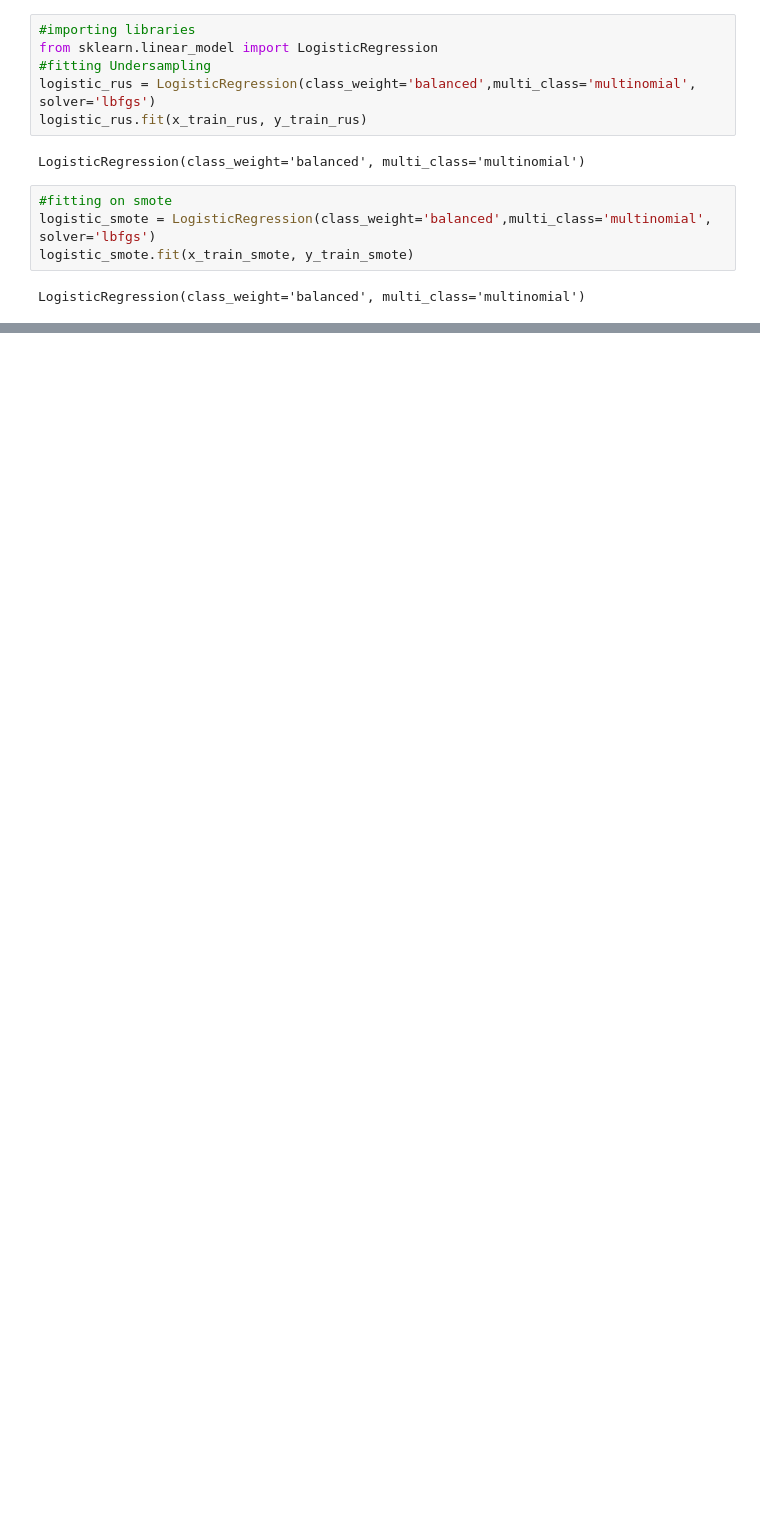
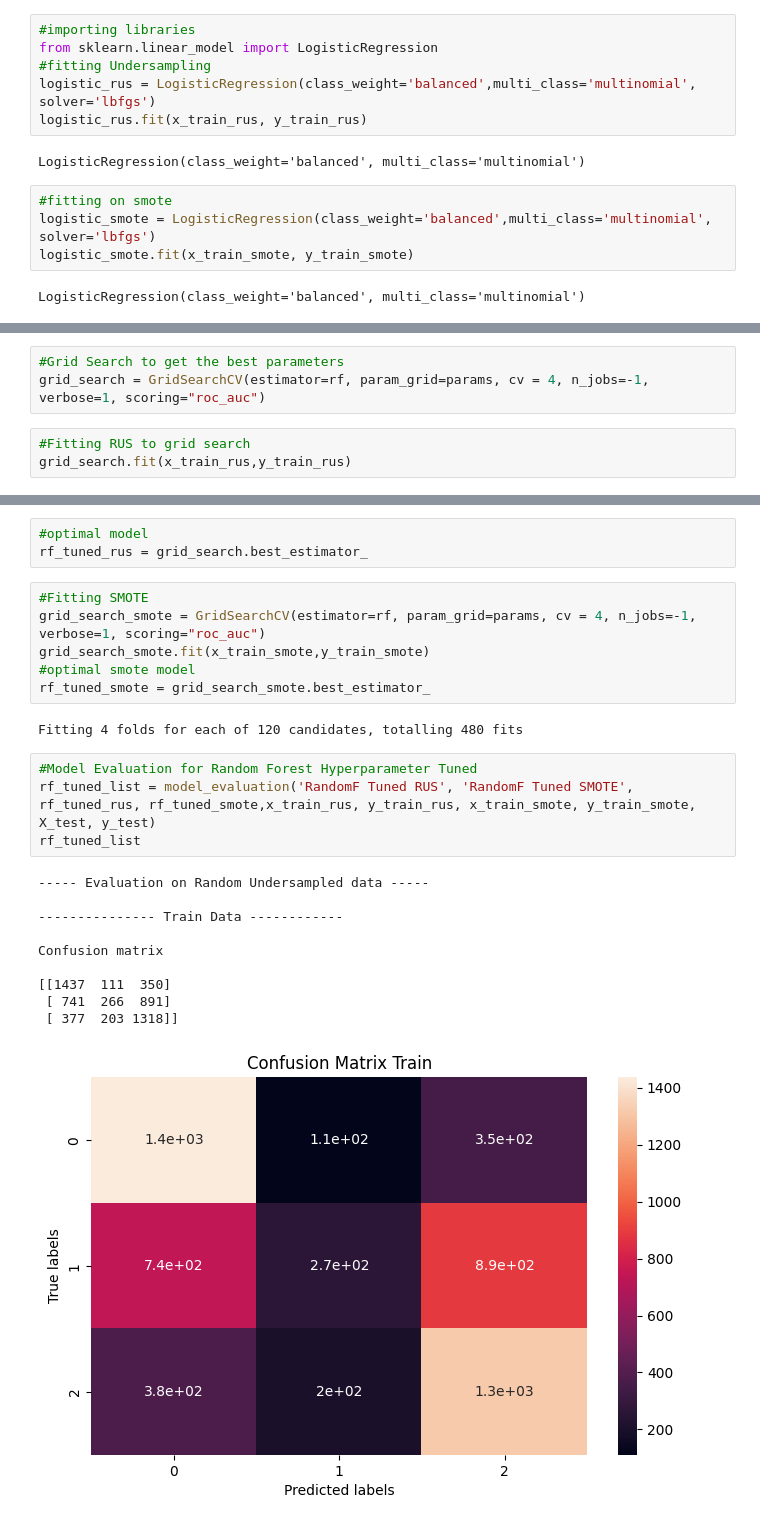
Before and after one commit to vithika-karan/Email-Campaign-Effectiveness-Prediction, a Jupyter notebook: Email_Campaign_Effectiveness_Prediction_Vithika_Karan.ipynb, the cells around one changed output, grey strips where cells are left out. Saved outputs shown, nothing was run; the diff lists cells and outputs as text; blank space fills up the shorter version.

```diff
--- a/Email_Campaign_Effectiveness_Prediction_Vithika_Karan.ipynb
+++ b/Email_Campaign_Effectiveness_Prediction_Vithika_Karan.ipynb
@@ -868,0 +1138,6 @@ comparison_df
+# %%
+#Grid Search to get the best parameters
+grid_search = GridSearchCV(estimator=rf, param_grid=params, cv = 4, n_jobs=-1, verbose=1, scoring="roc_auc")
+# %%
+#Fitting RUS to grid search
+grid_search.fit(x_train_rus,y_train_rus)
@@ -868,0 +1152,26 @@ comparison_df
+# %%
+#optimal model
+rf_tuned_rus = grid_search.best_estimator_
+# %%
+#Fitting SMOTE
+grid_search_smote = GridSearchCV(estimator=rf, param_grid=params, cv = 4, n_jobs=-1, verbose=1, scoring="roc_auc")
+grid_search_smote.fit(x_train_smote,y_train_smote)
+#optimal smote model
+rf_tuned_smote = grid_search_smote.best_estimator_
+# %% [output]
+Fitting 4 folds for each of 120 candidates, totalling 480 fits
+# %%
+#Model Evaluation for Random Forest Hyperparameter Tuned
+rf_tuned_list = model_evaluation('RandomF Tuned RUS', 'RandomF Tuned SMOTE', rf_tuned_rus, rf_tuned_smote,x_train_rus, y_train_rus, x_train_smote, y_train_smote, X_test, y_test)
+rf_tuned_list
+# %% [output]
+----- Evaluation on Random Undersampled data -----
+
+--------------- Train Data ------------
+
+Confusion matrix
+
+[[1437  111  350]
+ [ 741  266  891]
+ [ 377  203 1318]]
+[figure, added]
```
Also changed, not shown: parts of 55 cells of this notebook.
